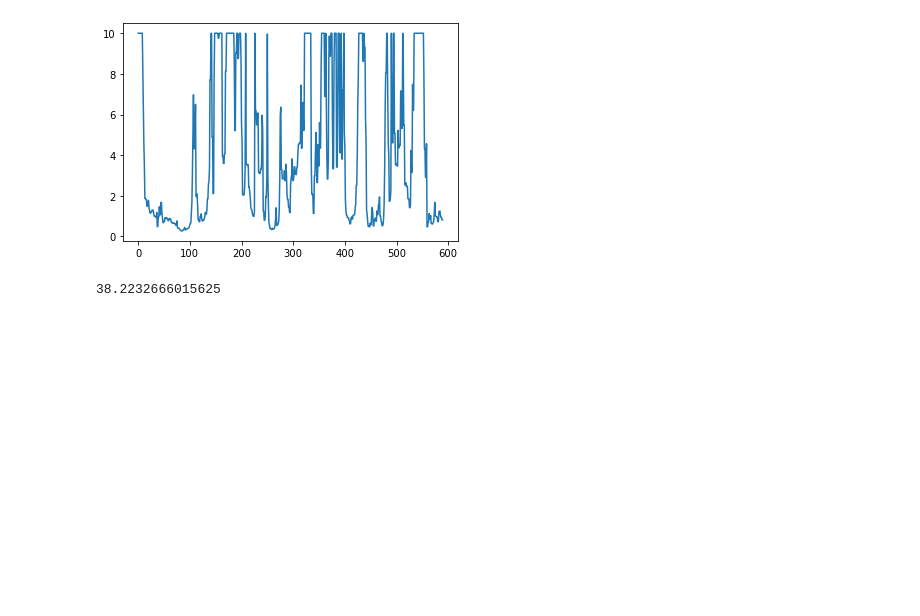
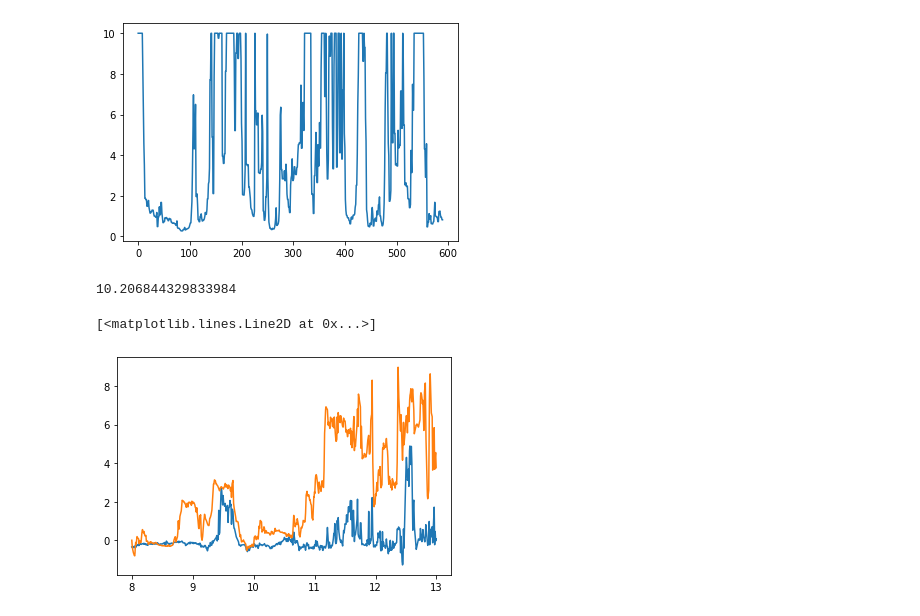
Before and after one commit to reykboerner/diusst, a Jupyter notebook: code/run_bayesian.ipynb, the cells around one changed output. Saved outputs shown, nothing was run; the diff lists cells and outputs as text; code cells hidden in the pictures; blank space fills up the shorter version.

```diff
--- a/code/run_bayesian.ipynb
+++ b/code/run_bayesian.ipynb
@@ -158,26 +113,34 @@ probs_df.to_csv(data_path+timestamp+run_id+'probs.csv')
 # %%
-kappa, mu, attenu = param_start
-import time
-simstart = time.time()
-
-ftemp = np.mean(data['ftemp'].to_numpy(np.float64))
-sst_data = data['sst'].to_numpy(np.float64) - data['ftemp'].to_numpy(np.float64)
+# extract data
+ftemp = data['ftemp'].to_numpy(np.float64)
+sst_data = data['sst'].to_numpy(np.float64) - ftemp
 sst_err = data['sst_err'].to_numpy(np.float64)
-
 times = data['times'].to_numpy(np.float64)
 wind = data['wind'].to_numpy(np.float64)
 atemp = data['atemp'].to_numpy(np.float64)
 swrad = data['swrad'].to_numpy(np.float64)
 humid = data['humid'].to_numpy(np.float64)
-
-print((time.time()-simstart)*10000)
-# %% [output]
-38.2232666015625
 # %%
-kappa, mu, attenu = param_min[0], 0.1, param_min[2]
+import time
+simstart = time.time()
 
+kappa, mu, attenu = param_start
+#kappa, mu, attenu = param_min[0], 0.1, param_min[2]
+kappa = 7e-4
+mu = 1e-4
+attenu=1
 simu = diusst(
-            times, atemp, swrad, u_data=wind, sa_data=humid, T_f=ftemp,
+            times, atemp, ftemp, swrad, u_data=wind, sa_data=humid,
             k_eddy=kappa, mu=mu, attenu=attenu,
             opac=opac, k_mol=k_mol,
             dz=dz0, ngrid=ngrid)
+
+print(time.time()-simstart)
+# %% [output]
+10.206844329833984
+# %%
+plt.plot(times/86400,sst_data)
+plt.plot(times/86400,simu[0][:,0]-ftemp)
+# %% [output]
+[<matplotlib.lines.Line2D at 0x...>]
+[figure, added]
```
Also changed, not shown: parts of 16 cells of this notebook, 2 other files.
